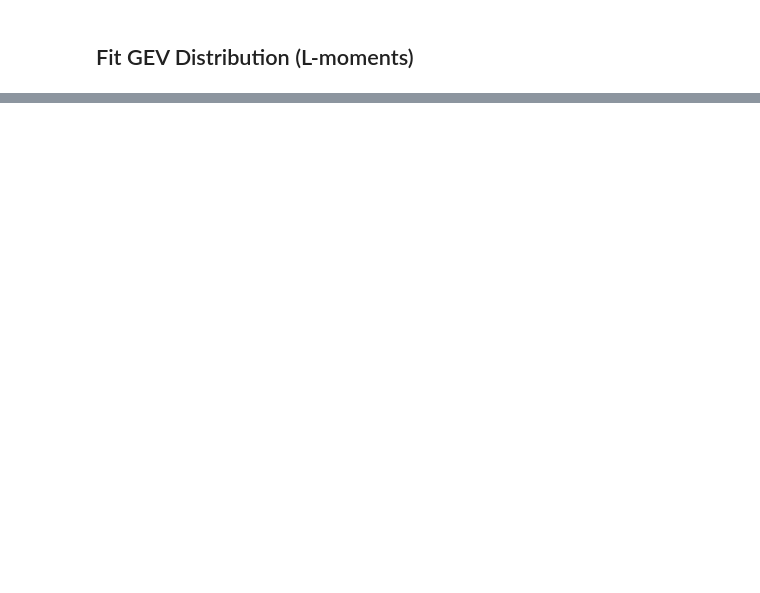
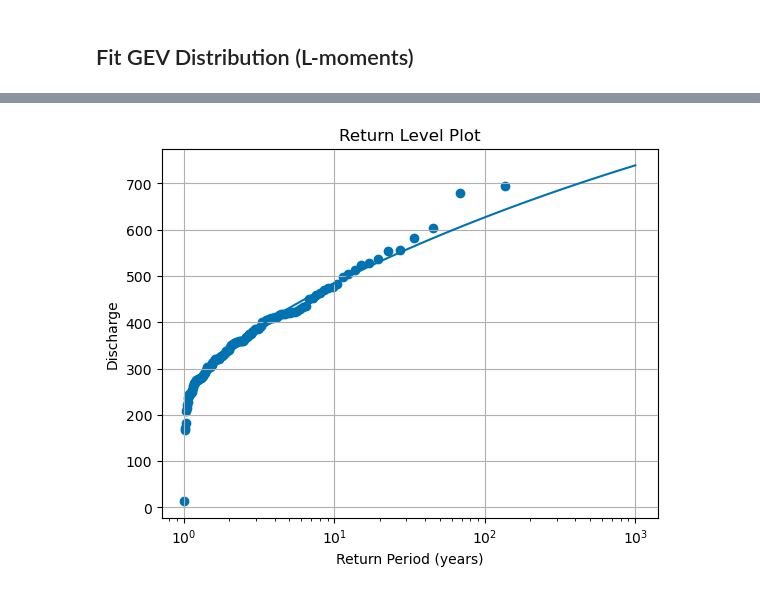
Before and after one commit to akhilesh-uib/GEO4171, a Jupyter notebook: flood_frequency_analysis_nve_new.ipynb, the cells around one changed output, grey strips where cells are left out. Drawn from its saved outputs; the diff is of its cells as text; code cells hidden in the pictures; blank space fills up the shorter version.

```diff
--- a/flood_frequency_analysis_nve_new.ipynb
+++ b/flood_frequency_analysis_nve_new.ipynb
@@ -471,0 +322,23 @@ Bayesian : 1663.109318788686
+# %%
+# Return periods
+T = np.logspace(0.5, 3, 100)
+p = 1 - 1 / T
+
+# Model return levels
+rl_model = lm_distr.gev.ppf(p, **fit_gev)
+
+# Empirical return periods
+rank = np.arange(1, n + 1)[::-1]
+T_emp = (n + 1) / rank
+
+plt.figure()
+plt.scatter(T_emp, obs)
+plt.plot(T, rl_model)
+plt.xscale('log')
+plt.xlabel("Return Period (years)")
+plt.ylabel("Discharge")
+plt.title("Return Level Plot")
+plt.grid()
+plt.show()
+# %% [output]
+[figure, added]
```
Also changed, not shown: parts of 16 cells of this notebook, 2 other files.
